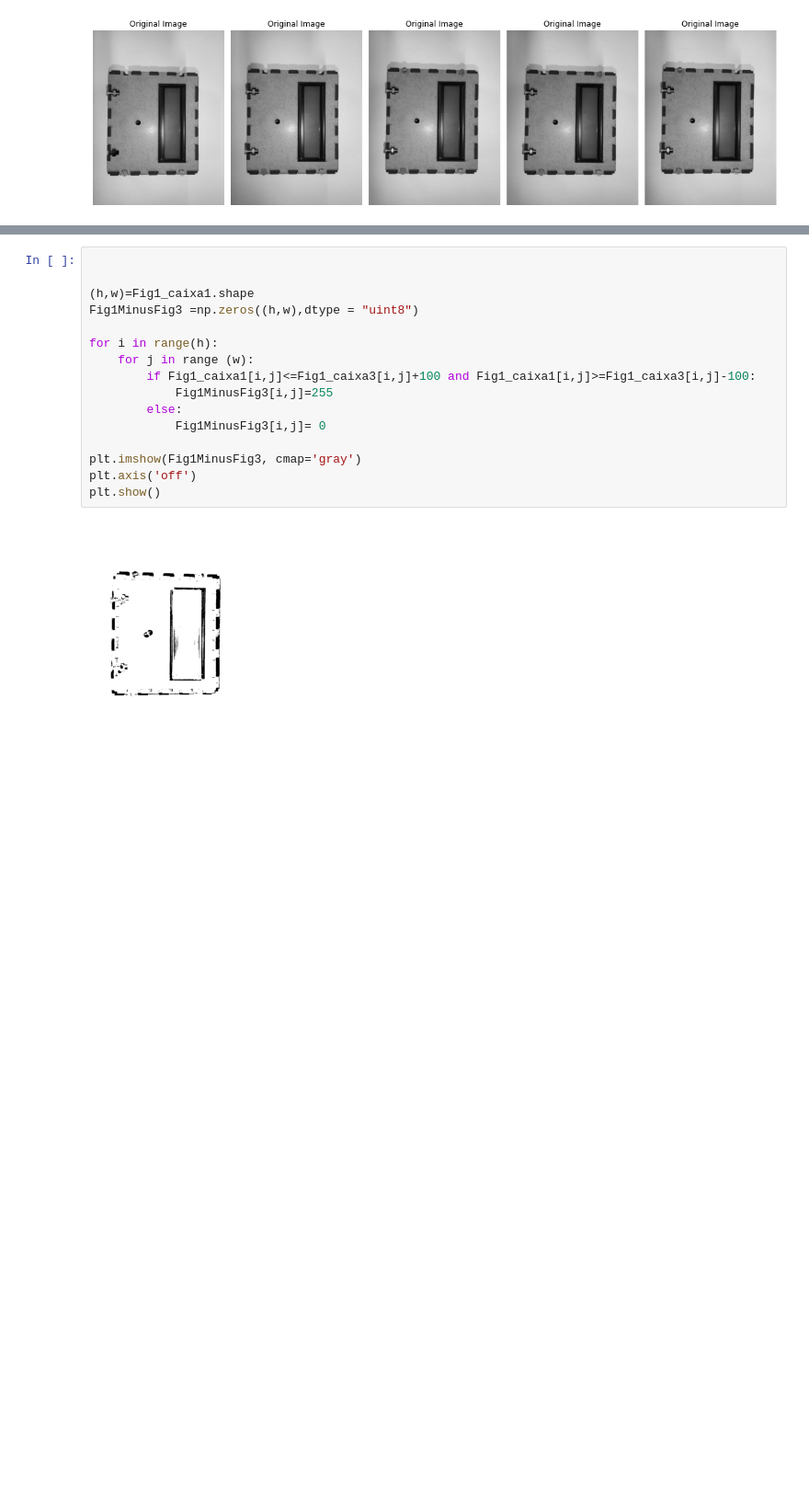
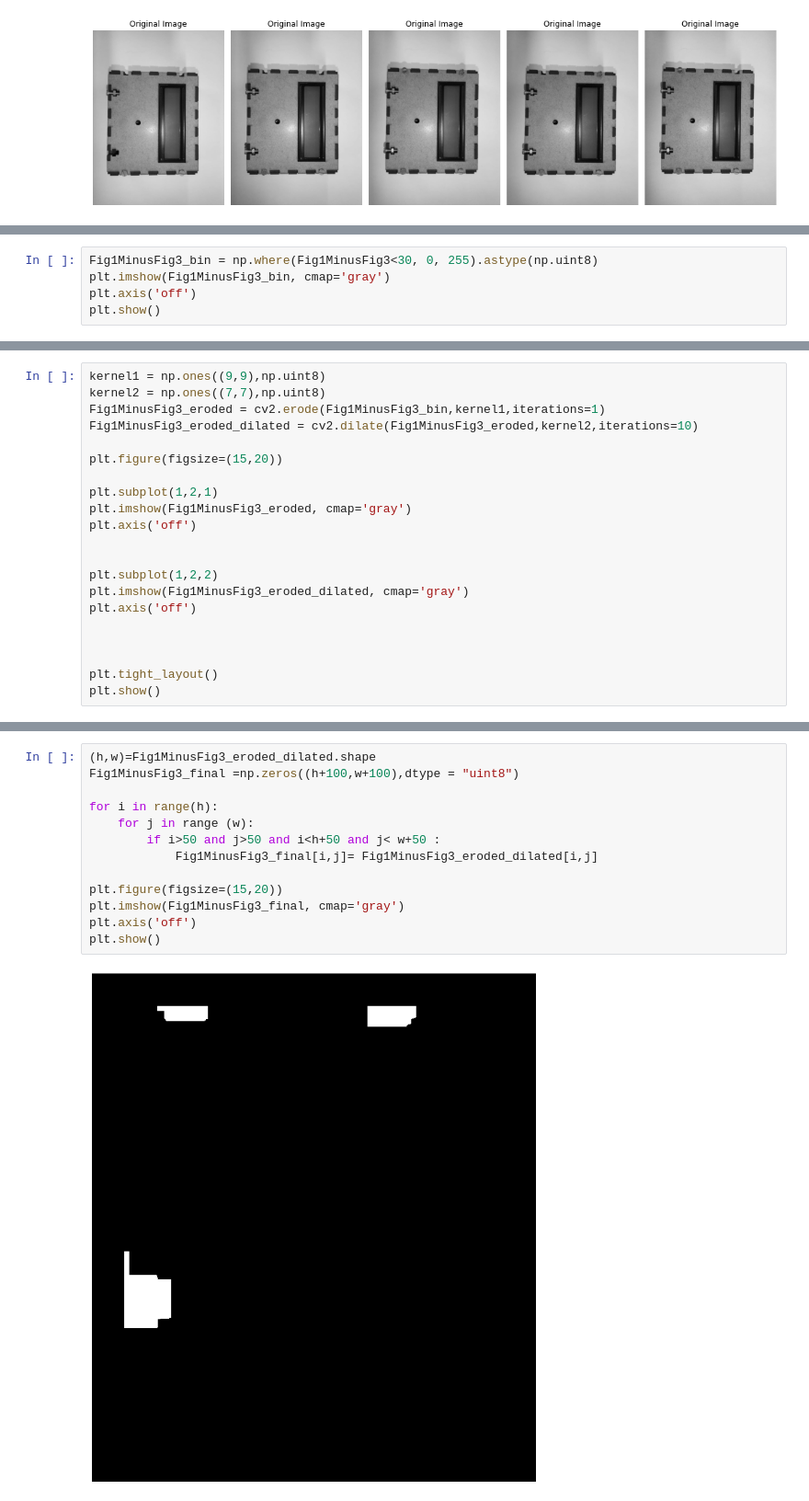
Before and after one commit to fekurita/MachineVision, a Jupyter notebook: APS3/APS3.ipynb, the cells around one changed output, grey strips where cells are left out. Shown at 92% size. Drawn from its saved outputs; the diff is of its cells as text; blank space fills up the shorter version.

```diff
--- a/APS3/APS3.ipynb
+++ b/APS3/APS3.ipynb
@@ -44,0 +108,5 @@ plt.show()
+# %%
+Fig1MinusFig3_bin = np.where(Fig1MinusFig3<30, 0, 255).astype(np.uint8)
+plt.imshow(Fig1MinusFig3_bin, cmap='gray')
+plt.axis('off')
+plt.show()
@@ -44,0 +115,21 @@ plt.show()
+# %%
+kernel1 = np.ones((9,9),np.uint8)
+kernel2 = np.ones((7,7),np.uint8)
+Fig1MinusFig3_eroded = cv2.erode(Fig1MinusFig3_bin,kernel1,iterations=1)
+Fig1MinusFig3_eroded_dilated = cv2.dilate(Fig1MinusFig3_eroded,kernel2,iterations=10)
+
+plt.figure(figsize=(15,20))
+
+plt.subplot(1,2,1)
+plt.imshow(Fig1MinusFig3_eroded, cmap='gray')
+plt.axis('off')
+
+
+plt.subplot(1,2,2)
+plt.imshow(Fig1MinusFig3_eroded_dilated, cmap='gray')
+plt.axis('off')
+
+
+
+plt.tight_layout()
+plt.show()
@@ -45,18 +138,15 @@ plt.show()
 # %%
-
-
-(h,w)=Fig1_caixa1.shape
-Fig1MinusFig3 =np.zeros((h,w),dtype = "uint8")
+(h,w)=Fig1MinusFig3_eroded_dilated.shape
+Fig1MinusFig3_final =np.zeros((h+100,w+100),dtype = "uint8")
 
 for i in range(h):
     for j in range (w):
-        if Fig1_caixa1[i,j]<=Fig1_caixa3[i,j]+100 and Fig1_caixa1[i,j]>=Fig1_caixa3[i,j]-100:
-            Fig1MinusFig3[i,j]=255
-        else:
-            Fig1MinusFig3[i,j]= 0
+        if i>50 and j>50 and i<h+50 and j< w+50 :
+            Fig1MinusFig3_final[i,j]= Fig1MinusFig3_eroded_dilated[i,j]
 
-plt.imshow(Fig1MinusFig3, cmap='gray')
+plt.figure(figsize=(15,20))
+plt.imshow(Fig1MinusFig3_final, cmap='gray')
 plt.axis('off')
 plt.show()
 # %% [output]
-[figure, old version]
+[figure, new version]
```
Also changed, not shown: parts of 8 cells of this notebook.
